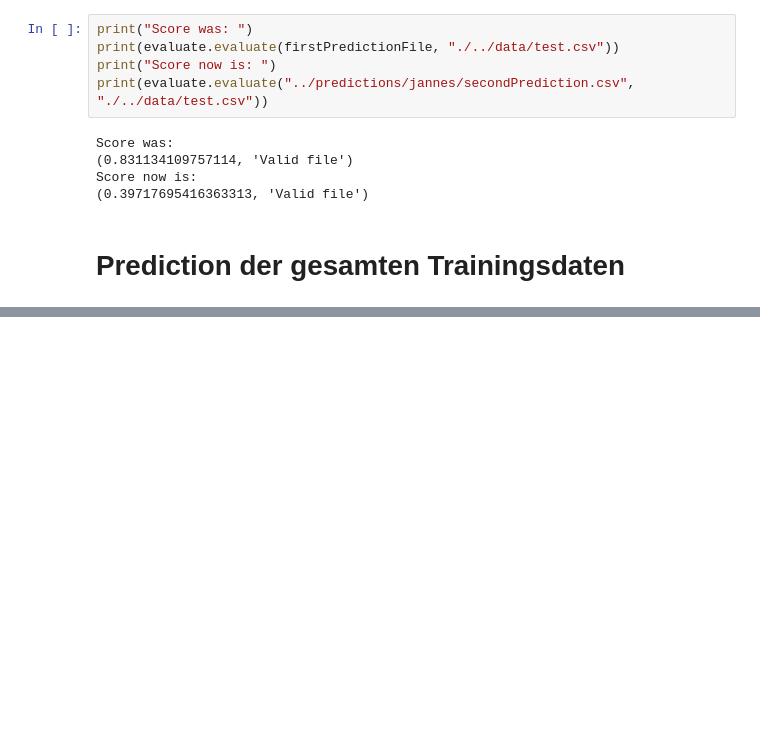
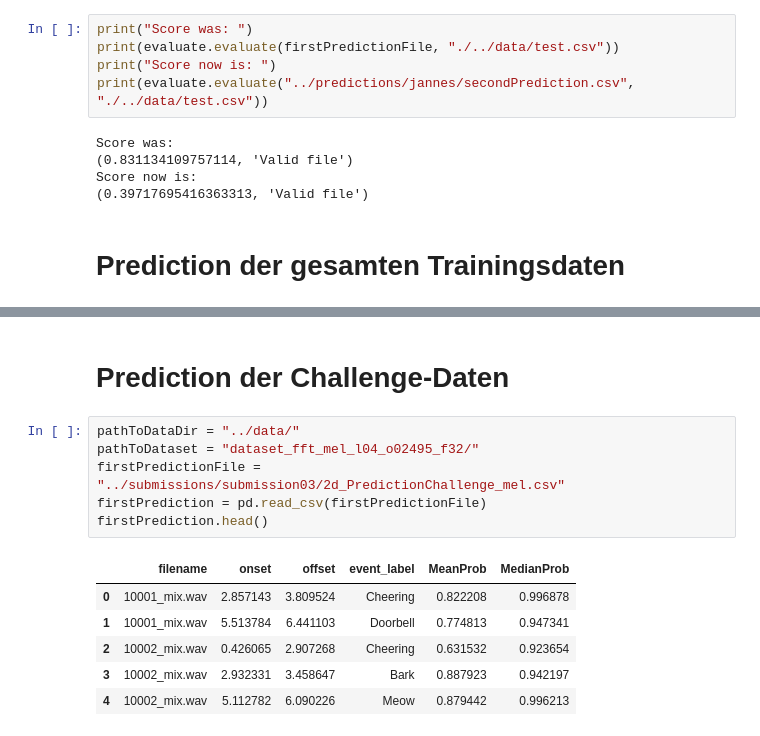
Before and after one commit to ajochim/bbdc2021, a Jupyter notebook: trainings/simple_AudioSet_Classification_jannes.ipynb, the cells around one changed output, grey strips where cells are left out. Drawn from its saved outputs; the diff is of its cells as text; blank space fills up the shorter version.

Commit message:
Challenge Prediciton with Audioset

```diff
--- a/trainings/simple_AudioSet_Classification_jannes.ipynb
+++ b/trainings/simple_AudioSet_Classification_jannes.ipynb
@@ -255,3 +255,18 @@ print(evaluate.evaluate("../predictions/jannes/secondPrediction.csv", pathToData
 # %% [output]
 Score now is:
 (0.4670578824713174, 'Valid file')
+# %% [markdown]
+# Prediction der Challenge-Daten
+# %%
+pathToDataDir = "../data/"
+pathToDataset = "dataset_fft_mel_l04_o02495_f32/"
+firstPredictionFile = "../submissions/submission03/2d_PredictionChallenge_mel.csv"
+firstPrediction = pd.read_csv(firstPredictionFile)
+firstPrediction.head()
+# %% [output]
+|  | filename | onset | offset | event_label | MeanProb | MedianProb |
+| 0 | 10001_mix.wav | 2.857143 | 3.809524 | Cheering | 0.822208 | 0.996878 |
+| 1 | 10001_mix.wav | 5.513784 | 6.441103 | Doorbell | 0.774813 | 0.947341 |
+| 2 | 10002_mix.wav | 0.426065 | 2.907268 | Cheering | 0.631532 | 0.923654 |
+| 3 | 10002_mix.wav | 2.932331 | 3.458647 | Bark | 0.887923 | 0.942197 |
+| 4 | 10002_mix.wav | 5.112782 | 6.090226 | Meow | 0.879442 | 0.996213 |
```
Also changed, not shown: parts of 14 cells of this notebook.
